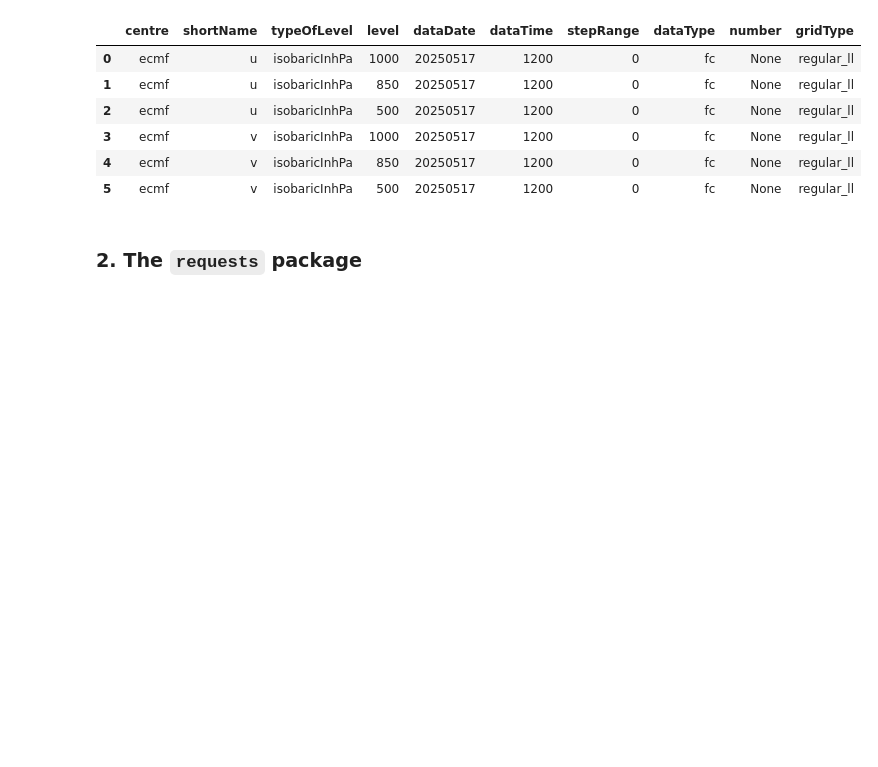
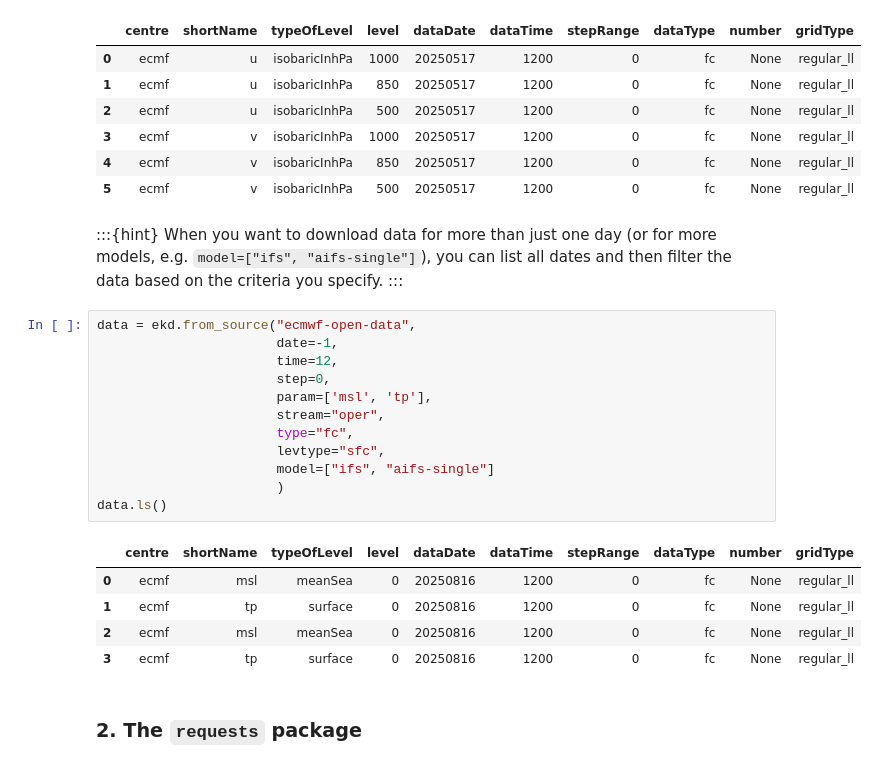
Before and after one commit to ECMWFCode4Earth/open-data-explorer, a Jupyter notebook: openDataVisio/datadownload/retrieve-data.ipynb, the cells around one changed output. Cells and saved outputs as stored; diff of their text form; blank space fills up the shorter version.

```diff
--- a/openDataVisio/datadownload/retrieve-data.ipynb
+++ b/openDataVisio/datadownload/retrieve-data.ipynb
@@ -70,6 +66,28 @@ ds_uv.ls()
 | 3 | ecmf | v | isobaricInhPa | 1000 | 20250517 | 1200 | 0 | fc | None | regular_ll |
 | 4 | ecmf | v | isobaricInhPa | 850 | 20250517 | 1200 | 0 | fc | None | regular_ll |
 | 5 | ecmf | v | isobaricInhPa | 500 | 20250517 | 1200 | 0 | fc | None | regular_ll |
+# %% [markdown]
+:::{hint}
+When you want to download data for more than just one day (or for more models, e.g. `model=["ifs", "aifs-single"]`), you can list all dates and then filter the data based on the criteria you specify.
+:::
+# %%
+data = ekd.from_source("ecmwf-open-data",
+                       date=-1,
+                       time=12,
+                       step=0,
+                       param=['msl', 'tp'],
+                       stream="oper",
+                       type="fc",
+                       levtype="sfc",
+                       model=["ifs", "aifs-single"]
+                       )
+data.ls()
+# %% [output]
+|  | centre | shortName | typeOfLevel | level | dataDate | dataTime | stepRange | dataType | number | gridType |
+| 0 | ecmf | msl | meanSea | 0 | 20250816 | 1200 | 0 | fc | None | regular_ll |
+| 1 | ecmf | tp | surface | 0 | 20250816 | 1200 | 0 | fc | None | regular_ll |
+| 2 | ecmf | msl | meanSea | 0 | 20250816 | 1200 | 0 | fc | None | regular_ll |
+| 3 | ecmf | tp | surface | 0 | 20250816 | 1200 | 0 | fc | None | regular_ll |
 # %% [markdown]
 ### 2. The `requests` package
 # %%
```
Also changed, not shown: parts of 2 cells of this notebook, 12 other files.
